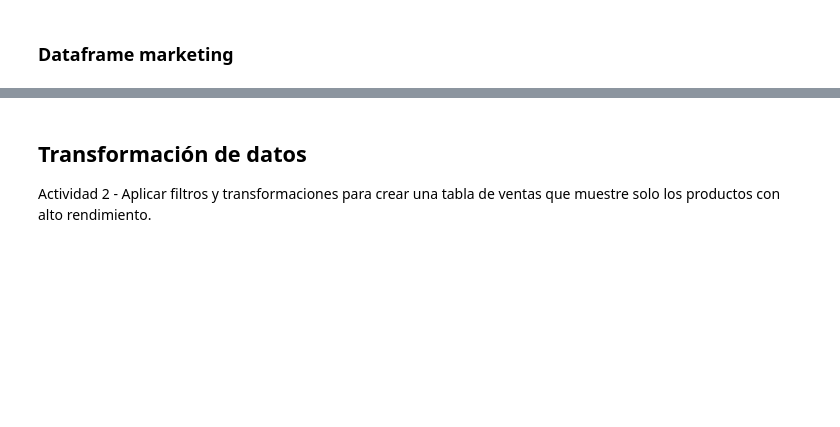
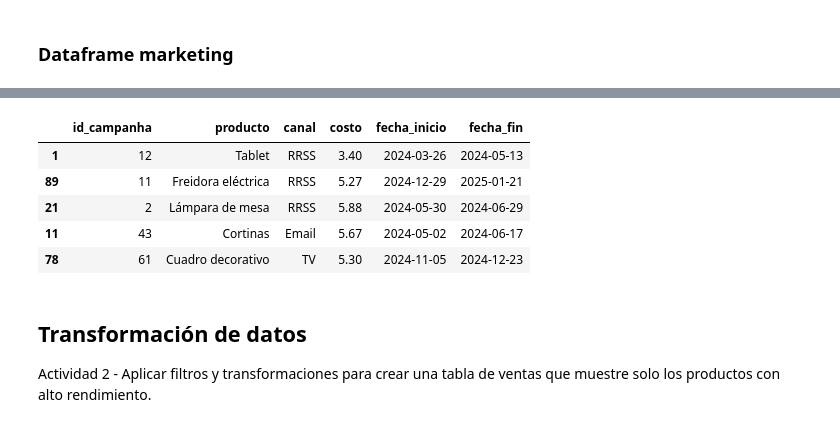
Before and after one commit to v0ltax/TT-2C2025-Data-Analitycs-Notebooks, a Jupyter notebook: Robledo Sebastian - Comisión 252813 - TPI Data Analytics/Pre-entrega.ipynb, the cells around one changed output, grey strips where cells are left out. Drawn from its saved outputs; the diff is of its cells as text; code cells hidden in the pictures; blank space fills up the shorter version.

```diff
--- a/Robledo Sebastian - Comisión 252813 - TPI Data Analytics/Pre-entrega.ipynb
+++ b/Robledo Sebastian - Comisión 252813 - TPI Data Analytics/Pre-entrega.ipynb
@@ -475,9 +464,19 @@ dtype('<M8[ns]')
 # %%
 # Convertir el campo fecha_inicio a dtype datetime
+df_marketing['fecha_inicio'] = pd.to_datetime(df_marketing['fecha_inicio'], format="%d/%m/%Y")
 # %%
 # Convertir el campo fecha_fin a dtype datetime
+df_marketing['fecha_fin'] = pd.to_datetime(df_marketing['fecha_fin'], format="%d/%m/%Y")
 # %%
 # Validamos los cambios
+df_marketing.sample(5)
+# %% [output]
+|  | id_campanha | producto | canal | costo | fecha_inicio | fecha_fin |
+| 1 | 12 | Tablet | RRSS | 3.40 | 2024-03-26 | 2024-05-13 |
+| 89 | 11 | Freidora eléctrica | RRSS | 5.27 | 2024-12-29 | 2025-01-21 |
+| 21 | 2 | Lámpara de mesa | RRSS | 5.88 | 2024-05-30 | 2024-06-29 |
+| 11 | 43 | Cortinas | Email | 5.67 | 2024-05-02 | 2024-06-17 |
+| 78 | 61 | Cuadro decorativo | TV | 5.30 | 2024-11-05 | 2024-12-23 |
 # %% [markdown]
 ## Transformación de datos
 Actividad 2 - Aplicar filtros y transformaciones para crear una tabla de ventas que muestre solo los productos con alto rendimiento.
```
Also changed, not shown: parts of 25 cells of this notebook.
